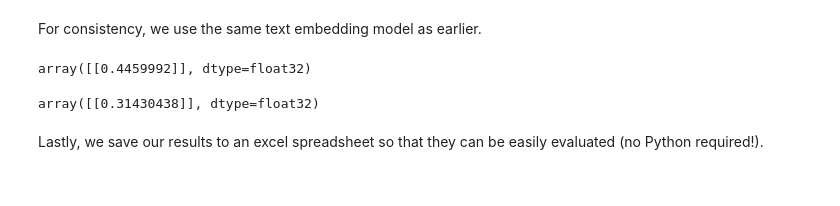
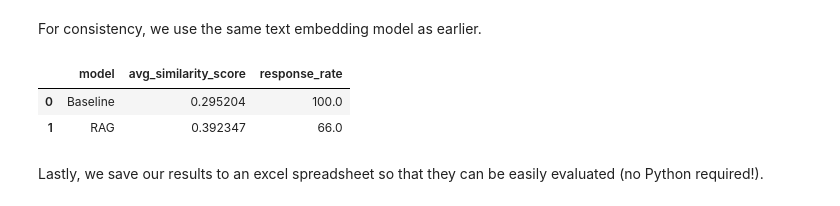
Before and after one commit to kaifoerster/dl-tutorial, a Jupyter notebook: tutorial_demo7.ipynb, the cells around one changed output. Drawn from its saved outputs; the diff is of its cells as text; code cells hidden in the pictures.

Commit message:
Add eval summary table

```diff
--- a/tutorial_demo7.ipynb
+++ b/tutorial_demo7.ipynb
@@ -389,7 +388,7 @@ To get an idea of whether our model is working as intended, we've selected 50 ex
 import pandas as pd
 
 # load spreadsheet
-df = pd.read_excel('data/RAG+C_Q&A.xlsx')
+df = pd.read_excel('data/xlsx/RAG_evaluation_input.xlsx')
 
 # preview
 df.head(5)
@@ -577,7 +542,7 @@ for a_embedding, r_embedding in zip(answer_embeddings, response_embeddings):
     if pd.isna(r_embedding).any():
         score = pd.NA
     else:
-        score = cosine_similarity(a_embedding, r_embedding)
+        score = cosine_similarity(a_embedding, r_embedding).item()
     similarity_scores.append(score)
 
 # questions vs responses without context
@@ -586,16 +551,23 @@ for a_embedding, br_embedding in zip(answer_embeddings, baseline_response_embedd
     if pd.isna(br_embedding).any():
         score = pd.NA
     else:
-        score = cosine_similarity(a_embedding, br_embedding)
+        score = cosine_similarity(a_embedding, br_embedding).item()
     baseline_similarity_scores.append(score)
-# %%
-pd.Series(similarity_scores).mean(skipna=True)
-# %% [output]
-array([[0.4459992]], dtype=float32)
-# %%
-pd.Series(baseline_similarity_scores).mean(skipna=True)
-# %% [output]
-array([[0.31430438]], dtype=float32)
+# %%
+# create summary table
+summary_df = pd.DataFrame({
+    "model": ["Baseline", "RAG"],
+    "avg_similarity_score": [pd.Series(baseline_similarity_scores).mean(skipna=True),
+                             pd.Series(similarity_scores).mean(skipna=True)],
+    "response_rate": [(pd.Series(baseline_similarity_scores).count() / len(baseline_similarity_scores) * 100),
+                    (pd.Series(similarity_scores).count() / len(similarity_scores) * 100)]
+                    })
+
+summary_df
+# %% [output]
+|  | model | avg_similarity_score | response_rate |
+| 0 | Baseline | 0.295204 | 100.0 |
+| 1 | RAG | 0.392347 | 66.0 |
 # %% [markdown]
 Lastly, we save our results to an excel spreadsheet so that they can be easily evaluated (no Python required!).
 # %%
```
Also changed, not shown: parts of 10 cells of this notebook, 15 other files.
